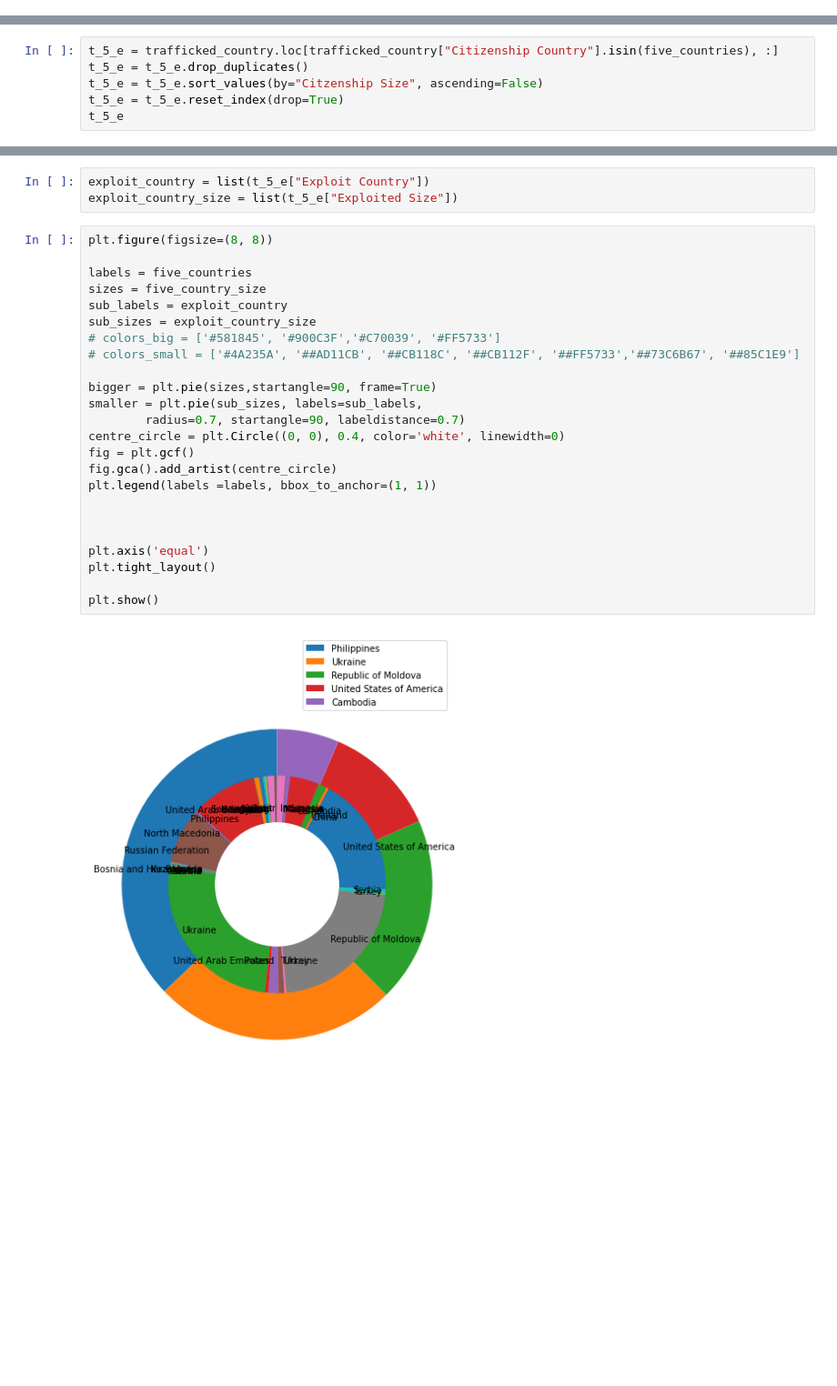
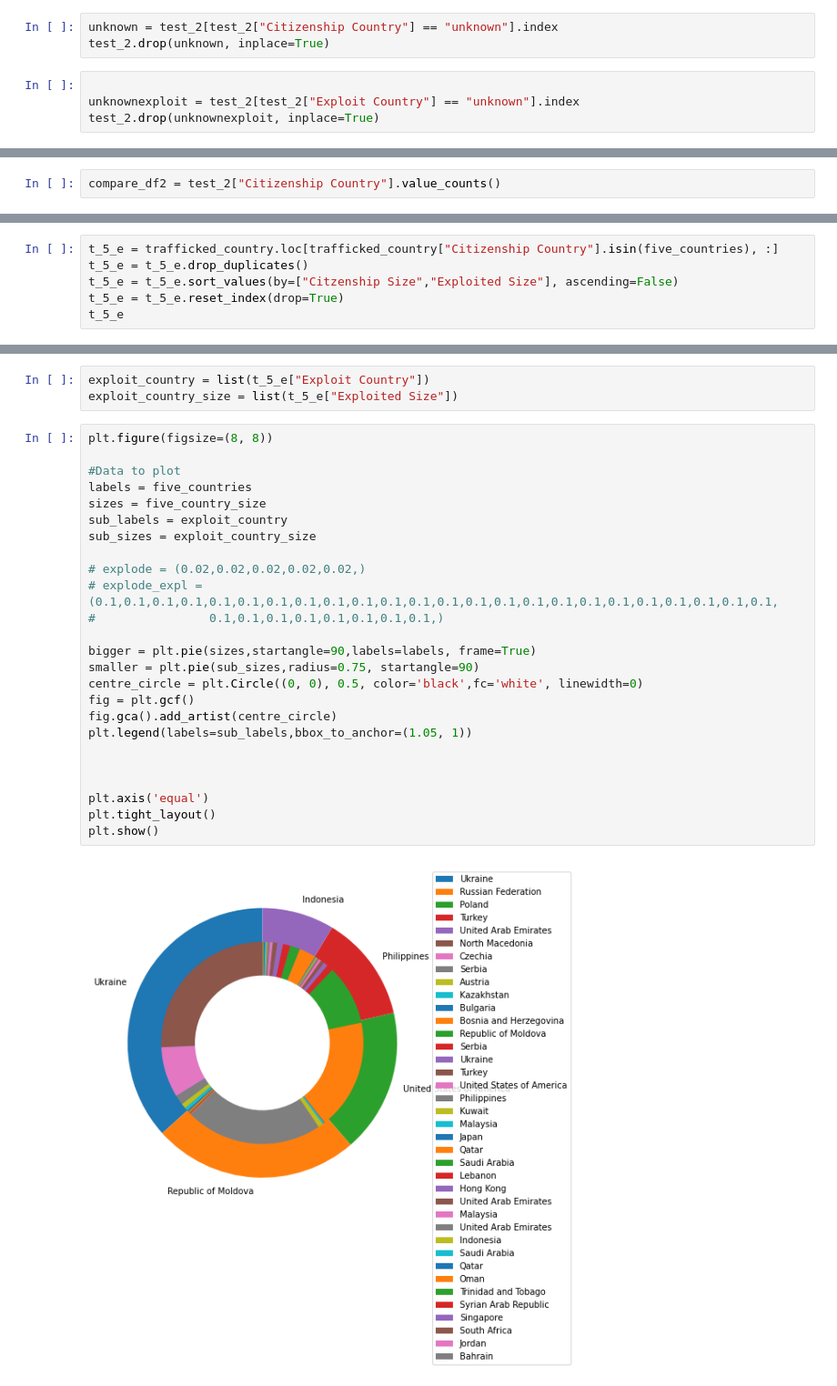
Before and after one commit to saronraut/Human-Trafficking-Awareness, a Jupyter notebook: saron_working_file/Test_ground.ipynb, the cells around one changed output, grey strips where cells are left out. Shown at 91% size. Saved outputs shown, nothing was run; the diff lists cells and outputs as text; blank space fills up the shorter version.

Commit message:
fixing pie chart

```diff
--- a/saron_working_file/Test_ground.ipynb
+++ b/saron_working_file/Test_ground.ipynb
@@ -277,0 +295,7 @@ compare_df2 = compare_df2['Citizenship Country'].value_counts()
+# %%
+unknown = test_2[test_2["Citizenship Country"] == "unknown"].index
+test_2.drop(unknown, inplace=True)
+# %%
+
+unknownexploit = test_2[test_2["Exploit Country"] == "unknown"].index
+test_2.drop(unknownexploit, inplace=True)
@@ -278,3 +322,5 @@ compare_df2 = compare_df2['Citizenship Country'].value_counts()
+# %%
+compare_df2 = test_2["Citizenship Country"].value_counts()
 # %%
 citizenship_df = pd.DataFrame({"Citzenship Size": compare_df2})
 citizenship_df = citizenship_df.reset_index()
@@ -406,7 +452,7 @@ five_countries
 # %%
 t_5_e = trafficked_country.loc[trafficked_country["Citizenship Country"].isin(five_countries), :]
 t_5_e = t_5_e.drop_duplicates()
-t_5_e = t_5_e.sort_values(by="Citzenship Size", ascending=False)
+t_5_e = t_5_e.sort_values(by=["Citzenship Size","Exploited Size"], ascending=False)
 t_5_e = t_5_e.reset_index(drop=True)
 t_5_e
 # %% [output]
@@ -433,26 +490,27 @@ exploit_country_size = list(t_5_e["Exploited Size"])
 # %%
 plt.figure(figsize=(8, 8))
 
+#Data to plot
 labels = five_countries
 sizes = five_country_size
 sub_labels = exploit_country
 sub_sizes = exploit_country_size
-# colors_big = ['#581845', '#900C3F','#C70039', '#FF5733']
-# colors_small = ['#4A235A', '##AD11CB', '##CB118C', '##CB112F', '##FF5733','##73C6B67', '##85C1E9']
 
-bigger = plt.pie(sizes,startangle=90, frame=True)
-smaller = plt.pie(sub_sizes, labels=sub_labels,
-        radius=0.7, startangle=90, labeldistance=0.7)
-centre_circle = plt.Circle((0, 0), 0.4, color='white', linewidth=0)
+# explode = (0.02,0.02,0.02,0.02,0.02,)
+# explode_expl = (0.1,0.1,0.1,0.1,0.1,0.1,0.1,0.1,0.1,0.1,0.1,0.1,0.1,0.1,0.1,0.1,0.1,0.1,0.1,0.1,0.1,0.1,0.1,0.1,
+#                0.1,0.1,0.1,0.1,0.1,0.1,0.1,0.1,)
+
+bigger = plt.pie(sizes,startangle=90,labels=labels, frame=True)
+smaller = plt.pie(sub_sizes,radius=0.75, startangle=90)
+centre_circle = plt.Circle((0, 0), 0.5, color='black',fc='white', linewidth=0)
 fig = plt.gcf()
 fig.gca().add_artist(centre_circle)
-plt.legend(labels =labels, bbox_to_anchor=(1, 1))
+plt.legend(labels=sub_labels,bbox_to_anchor=(1.05, 1))
 
 
 
 plt.axis('equal')
 plt.tight_layout()
-
 plt.show()
 # %% [output]
-[figure, old version]
+[figure, new version]
```
Also changed, not shown: parts of 11 cells of this notebook.
